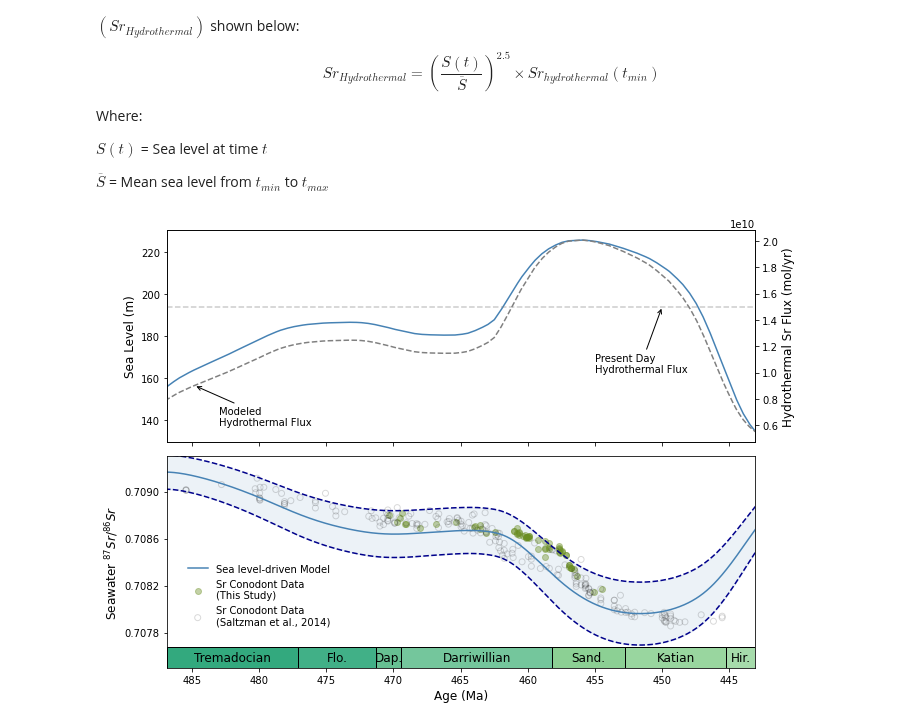
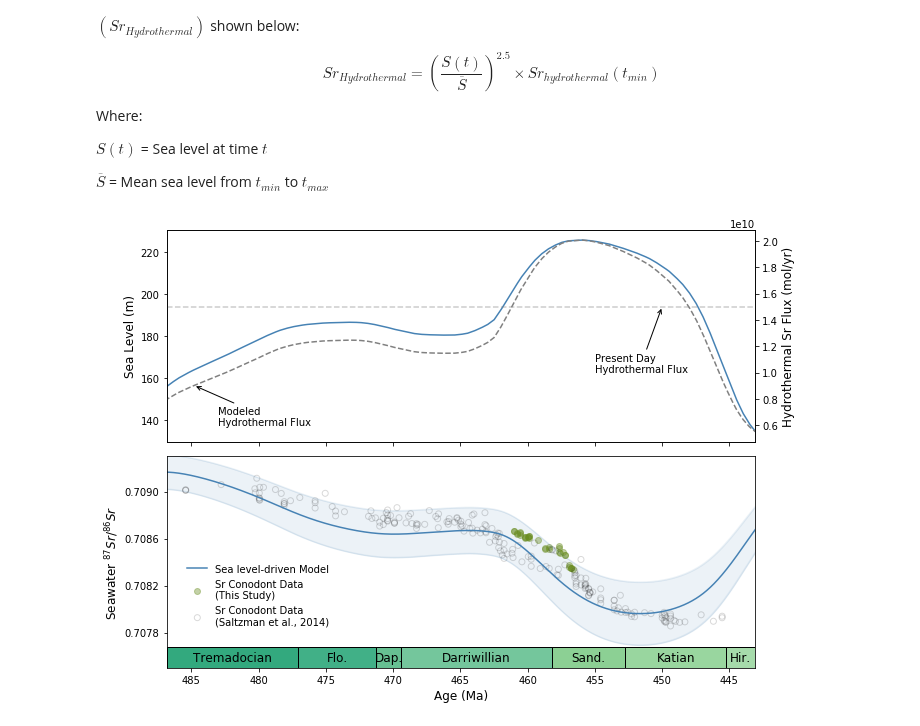
Before and after one commit to datuadiatma/avila_etal_2022, a Jupyter notebook: Notebook/Avila et al Paper Figure.ipynb, the cells around one changed output. Drawn from its saved outputs; the diff is of its cells as text; code cells hidden in the pictures.

```diff
--- a/Notebook/Avila et al Paper Figure.ipynb
+++ b/Notebook/Avila et al Paper Figure.ipynb
@@ -304,34 +304,34 @@ ax1b.annotate('Modeled\nHydrothermal Flux', xy=(age[5000], Jh_sl[5000]), xytext=
 
 trans = ax2.get_xaxis_transform()
 ax2.plot(age, Rsw_sl, c='steelblue', label="Sea level-driven Model")
-ax2.plot(age, Rsw_slmin, ls='--',c='darkblue')
-ax2.plot(age, Rsw_slmax, ls='--',c='darkblue')
+ax2.plot(age, Rsw_slmin, c='steelblue',alpha=0.1)
+ax2.plot(age, Rsw_slmax, c='steelblue',alpha=0.1)
 ax2.fill_between(age, Rsw_slmax, Rsw_slmin, color='steelblue', alpha=0.1)
-ax2.scatter(SrOrdo['Age20'], SrOrdo['Sr'], c='olivedrab', label='Sr Conodont Data\n(This Study)', alpha=0.4)
+ax2.scatter(SrOrdo['age'], SrOrdo['sr'], c='olivedrab', label='Sr Conodont Data\n(This Study)', alpha=0.4)
 ax2.scatter(SrOrdo_2014['Age20'], SrOrdo_2014['Sr'],
             ec='k', fc='None',
             label='Sr Conodont Data\n(Saltzman et al., 2014)',
             alpha=0.15)
 ax2.set_ylabel('Seawater $^{87}Sr/^{86}Sr$', fontsize=12)
 ax2.set_xlabel('Age (Ma)', fontsize=12)
 ax2.legend(loc='lower left', bbox_to_anchor=(0.02, 0.15), edgecolor='None')
 
 for ind in chronoDf.index:
     ax2.add_patch(Rectangle(xy=[chronoDf['top'][ind], 0],
                            height=0.1,
                            width=chronoDf['h'][ind], transform = trans,
                            ec = 'black', fc = chronoDf['color'][ind]))
     ax2.text(chronoDf['top'][ind]+0.5*chronoDf['h'][ind], 0.05, str(chronoDf['mix'][ind]), rotation=0,
             horizontalalignment='center',
             verticalalignment='center', transform = trans, fontsize = 12)
 
 ax2.set_xlim(486.85, 443.07)
 ax2.set_ylim(0.7075, 0.7093)
 ax2.set_yticks(np.linspace(0.7078, 0.7090, 4))
 
 plt.tight_layout()
 plt.savefig('../Figures/PaperFigure_alt.png')
 plt.savefig('../Figures/PaperFigure_alt.pdf')
 plt.show()
 # %% [output]
-[figure, old version]
+[figure, new version]
```
Also changed, not shown: parts of 1 cell of this notebook, 10 other files.
